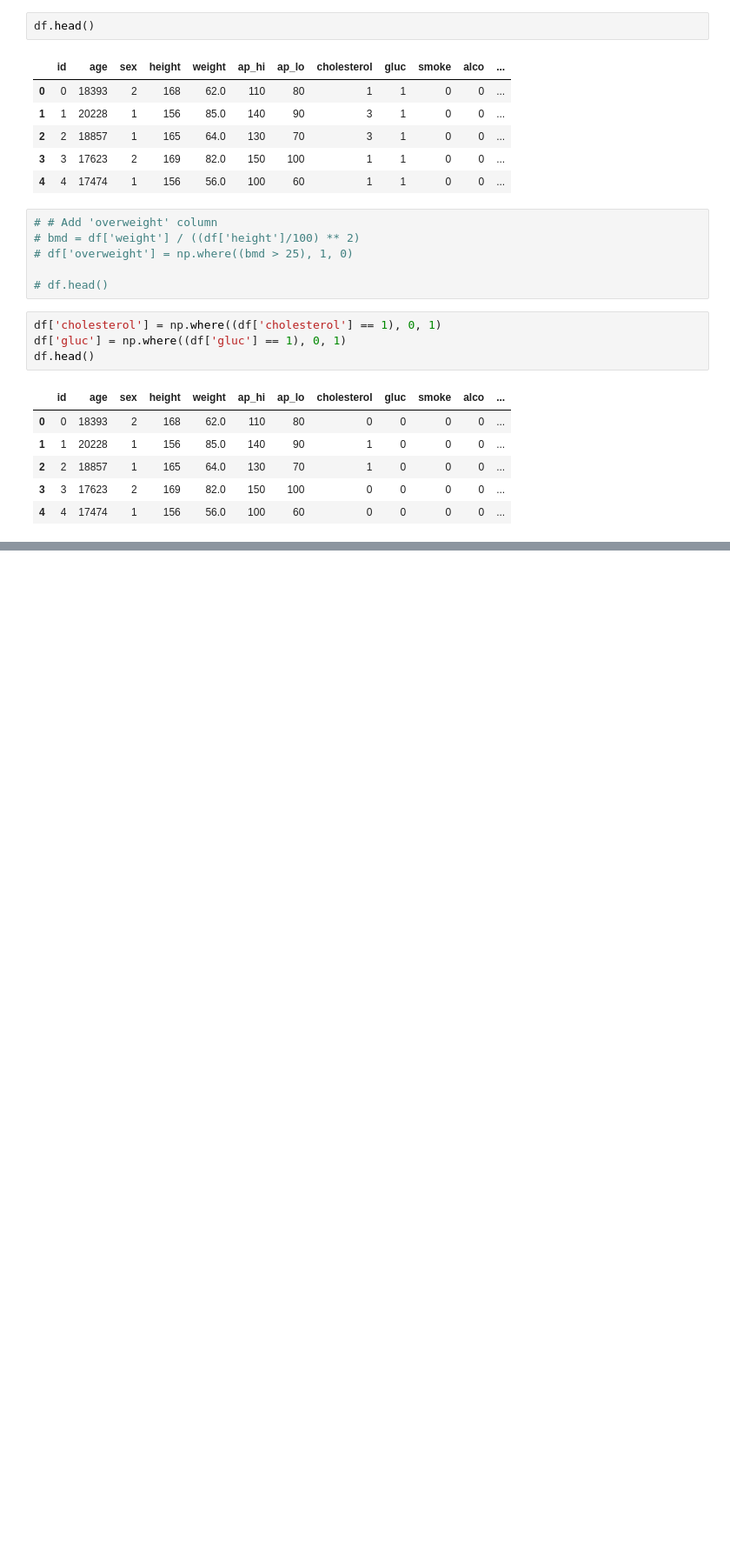
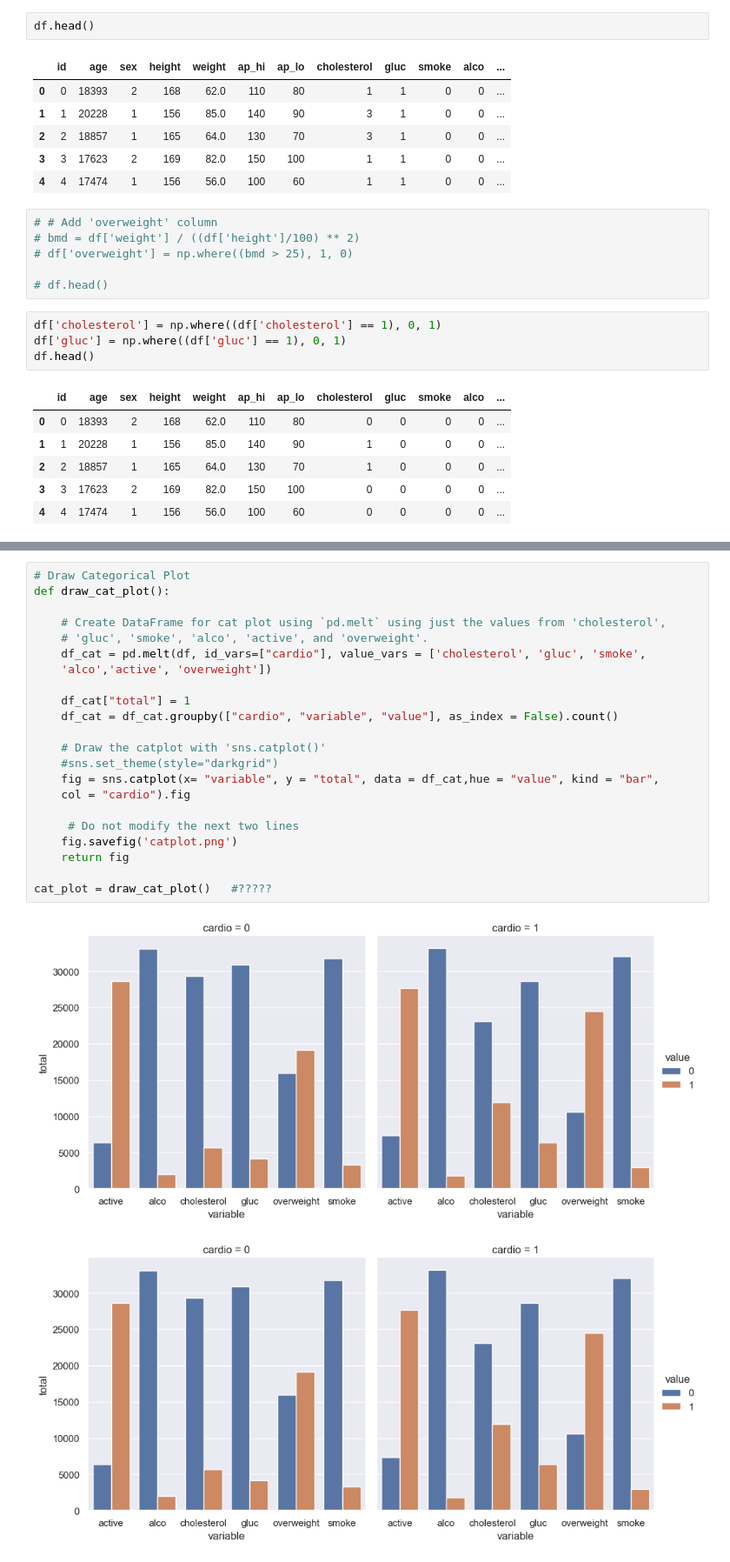
Before and after one commit to RemiJolian/boilerplate-medical-data-visualizer, a Jupyter notebook: medical_test.ipynb, the cells around one changed output, grey strips where cells are left out. Shown: that part at 87% size. Drawn from its saved outputs; the diff is of its cells as text; blank space fills up the shorter version.

```diff
--- a/medical_test.ipynb
+++ b/medical_test.ipynb
@@ -60 +83,26 @@ df.head()
+# %%
+# Draw Categorical Plot
+def draw_cat_plot():
+
+    # Create DataFrame for cat plot using `pd.melt` using just the values from 'cholesterol',
+    # 'gluc', 'smoke', 'alco', 'active', and 'overweight'.
+    df_cat = pd.melt(df, id_vars=["cardio"], value_vars = ['cholesterol', 'gluc', 'smoke',
+    'alco','active', 'overweight'])
+
+    df_cat["total"] = 1
+    df_cat = df_cat.groupby(["cardio", "variable", "value"], as_index = False).count()
+
+    # Draw the catplot with 'sns.catplot()'
+    #sns.set_theme(style="darkgrid")
+    fig = sns.catplot(x= "variable", y = "total", data = df_cat,hue = "value", kind = "bar",
+    col = "cardio").fig
+
+     # Do not modify the next two lines
+    fig.savefig('catplot.png')
+    return fig
+
+cat_plot = draw_cat_plot()   #?????
+# %% [output]
+[figure, added]
+[figure, added]
 # %% [markdown]
```
Also changed, not shown: parts of 7 cells of this notebook, 3 other files.
